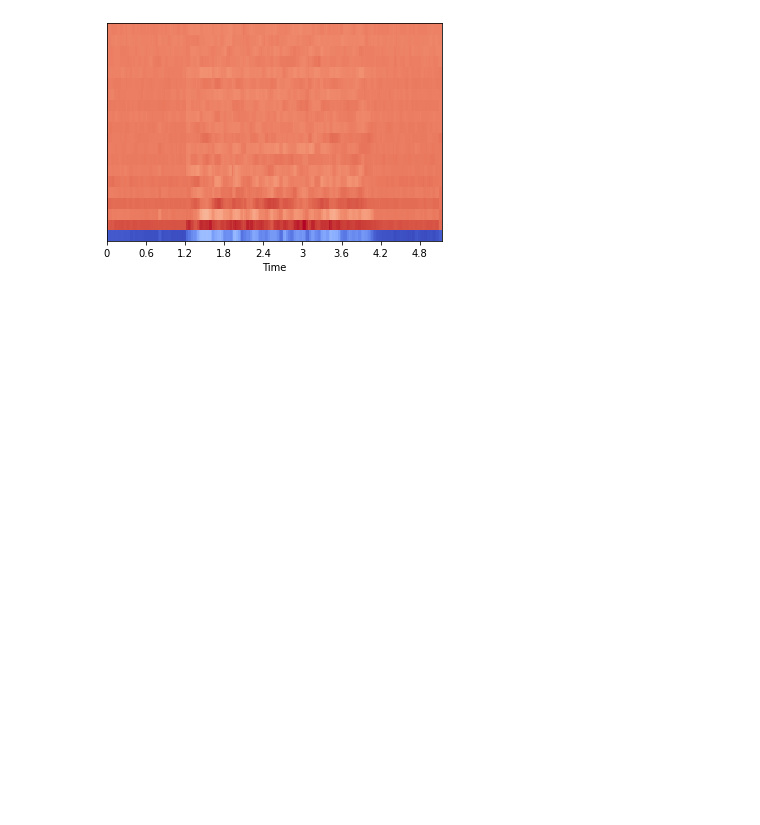
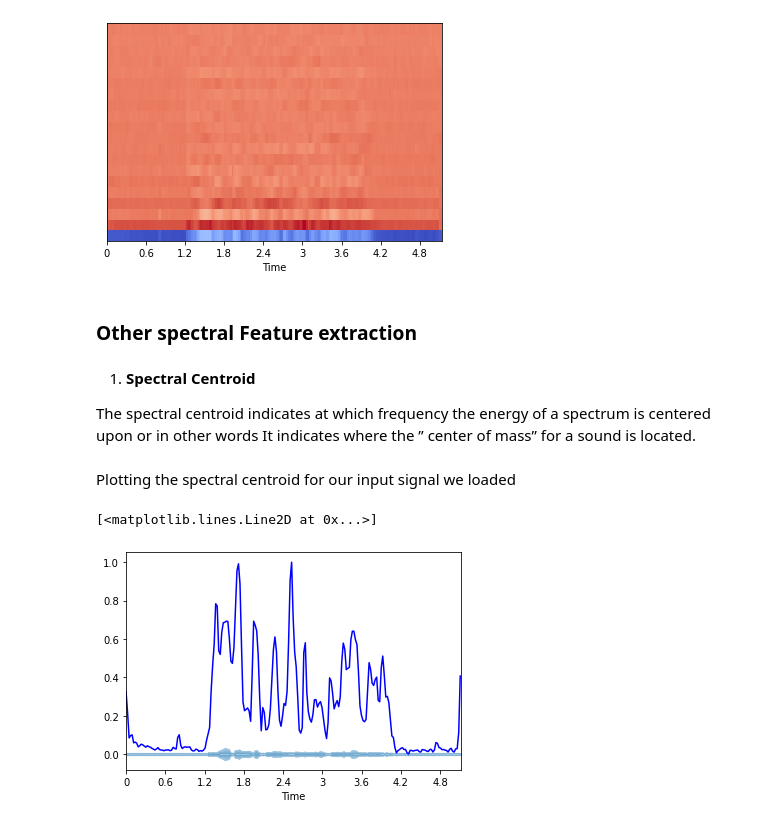
Before and after one commit to Speech-to-text-tenac/STT, a Jupyter notebook: notebooks/feature_extration(STT).ipynb, the cells around one changed output. Saved outputs shown, nothing was run; the diff lists cells and outputs as text; code cells hidden in the pictures; blank space fills up the shorter version.

Commit message:
Added more spectral features

```diff
--- a/notebooks/feature_extration(STT).ipynb
+++ b/notebooks/feature_extration(STT).ipynb
@@ -275,3 +282,35 @@ mfccs = mfcc(audio, rate) # compute the mfcc
 plot_mfcc(mfccs, rate)
 # %% [output]
 [figure]
+# %% [markdown]
+### **Other spectral Feature extraction**
+# %% [markdown]
+1. **Spectral Centroid**
+
+The spectral centroid indicates at which frequency the energy of a spectrum is centered upon or in other words It indicates where the ” center of mass” for a sound is located.
+# %%
+def spectral_centroids(audio, sampling_rate):
+  """
+  computes the spectral centroid for each frame in an audio signal and the time variable for visualization
+  """
+  spectral_centroids = librosa.feature.spectral_centroid(audio, sr=sampling_rate)
+  frames = range(len(spectral_centroids[0]))
+  t = librosa.frames_to_time(frames)
+  return spectral_centroids, t
+# %% [markdown]
+Plotting the spectral centroid for our input signal we loaded
+# %%
+# Normalising the spectral centroid for visualisation
+def normalize(x, axis=0):
+    return sklearn.preprocessing.minmax_scale(x, axis=axis)
+# %%
+spectral_centroid, t = spectral_centroids(audio, rate)
+spectral_centroid= spectral_centroid[0]
+
+#Plotting the Spectral Centroid along the waveform
+librosa.display.waveplot(audio, sr=rate, alpha=0.4)
+#plt.figure(figsize=(12, 4))
+plt.plot(t, normalize(spectral_centroid), color='b')
+# %% [output]
+[<matplotlib.lines.Line2D at 0x...>]
+[figure, added]
```
Also changed, not shown: parts of 9 cells of this notebook.
